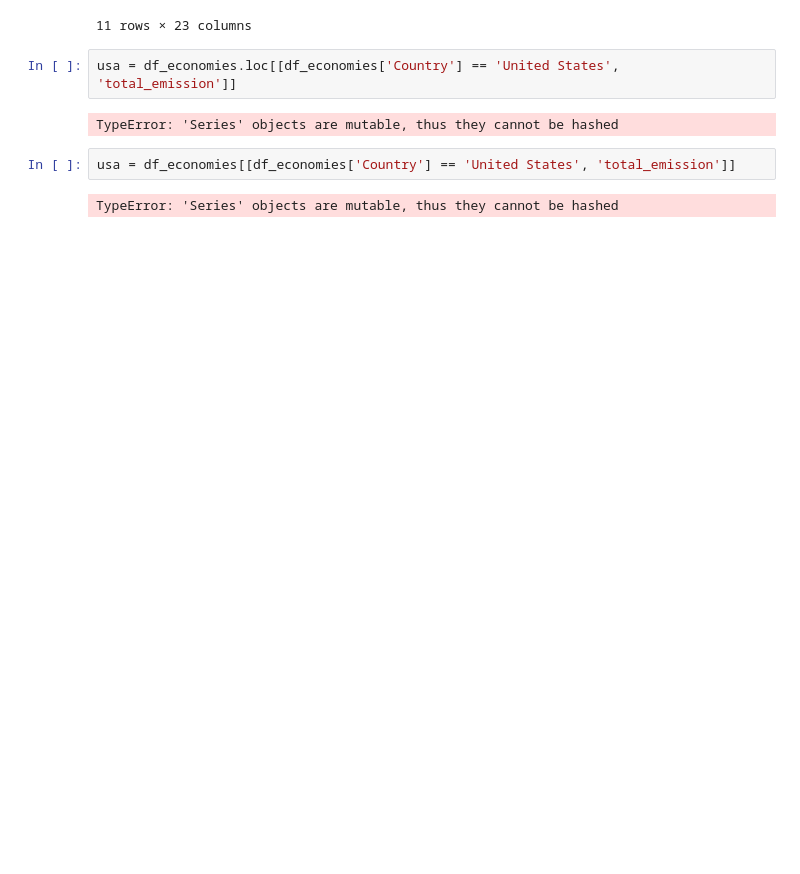
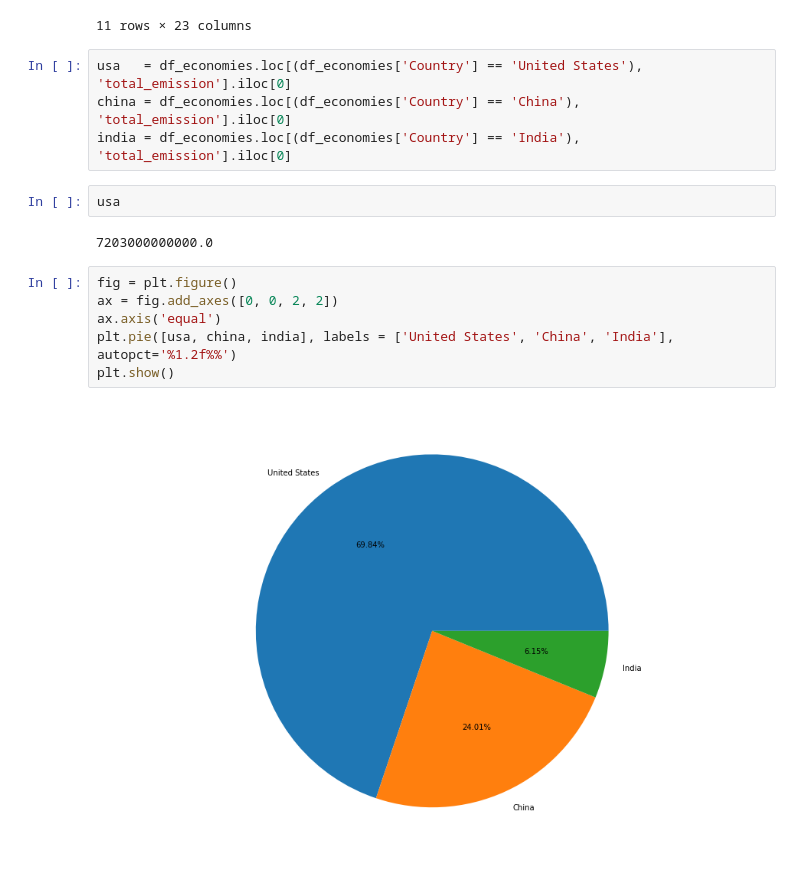
Before and after one commit to MaksonViini/Green-House-Gases, a Jupyter notebook: green_house_gases.ipynb, the cells around one changed output. Drawn from its saved outputs; the diff is of its cells as text; blank space fills up the shorter version.

```diff
--- a/green_house_gases.ipynb
+++ b/green_house_gases.ipynb
@@ -272,11 +272,19 @@ df_economies
 | 167 | Poland | 2.039928e+10 | 2.073662e+10 | 2.106428e+10 | 2.138137e+10 | 2.169492e+10 | 2.200065e+10 | 2.231907e+10 | 2.264160e+10 | 2.296327e+10 | ... | ... |
 | 31 | Brazil | 6.372590e+09 | 6.680896e+09 | 6.997178e+09 | 7.321404e+09 | 7.654391e+09 | 7.981826e+09 | 8.299335e+09 | 8.633010e+09 | 8.975096e+09 | ... | ... |
 11 rows × 23 columns
-# %%
-usa = df_economies.loc[[df_economies['Country'] == 'United States', 'total_emission']]
-# %% [output]
-TypeError: 'Series' objects are mutable, thus they cannot be hashed
-# %%
-usa = df_economies[[df_economies['Country'] == 'United States', 'total_emission']]
-# %% [output]
-TypeError: 'Series' objects are mutable, thus they cannot be hashed
+# %%
+usa   = df_economies.loc[(df_economies['Country'] == 'United States'), 'total_emission'].iloc[0]
+china = df_economies.loc[(df_economies['Country'] == 'China'), 'total_emission'].iloc[0]
+india = df_economies.loc[(df_economies['Country'] == 'India'), 'total_emission'].iloc[0]
+# %%
+usa
+# %% [output]
+7203000000000.0
+# %%
+fig = plt.figure()
+ax = fig.add_axes([0, 0, 2, 2])
+ax.axis('equal')
+plt.pie([usa, china, india], labels = ['United States', 'China', 'India'], autopct='%1.2f%%')
+plt.show()
+# %% [output]
+[figure, added]
```
